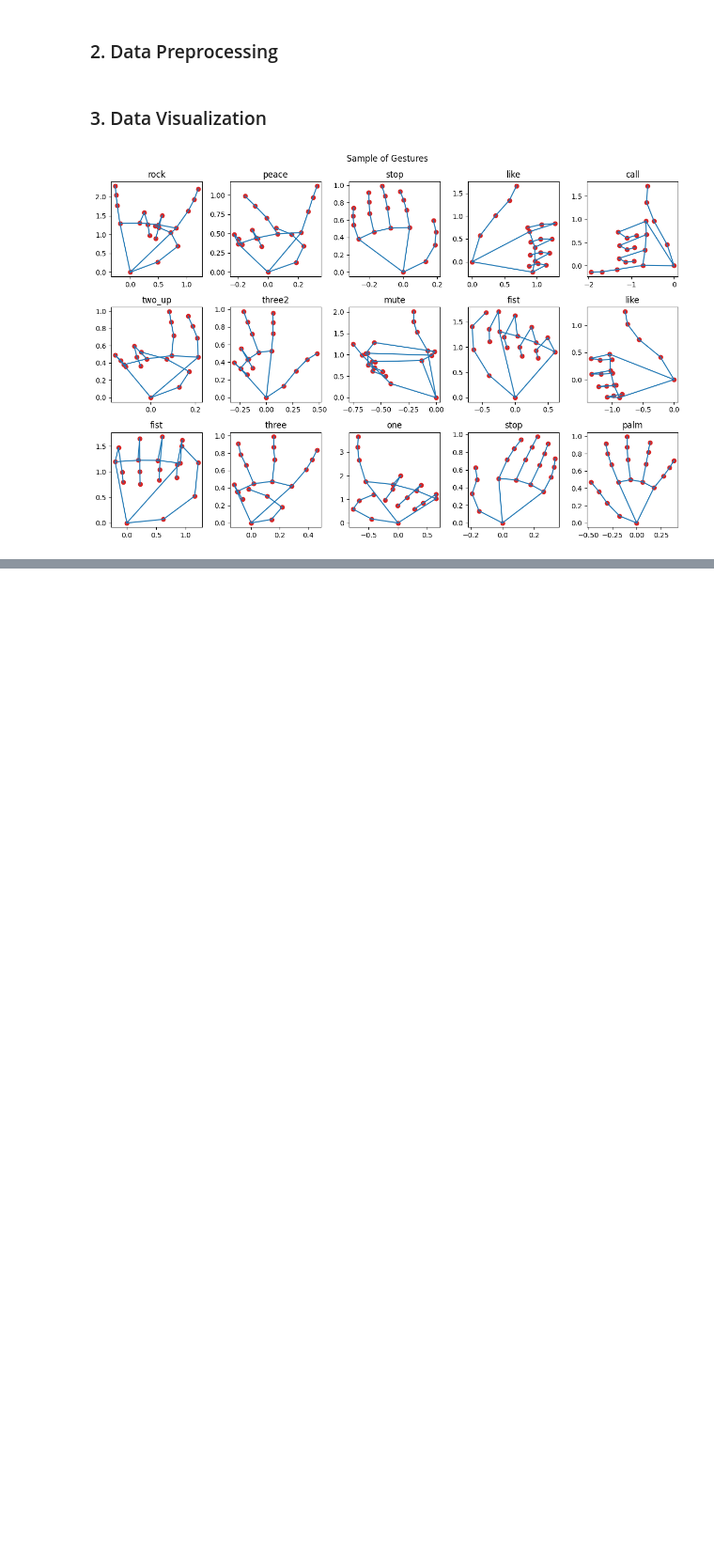
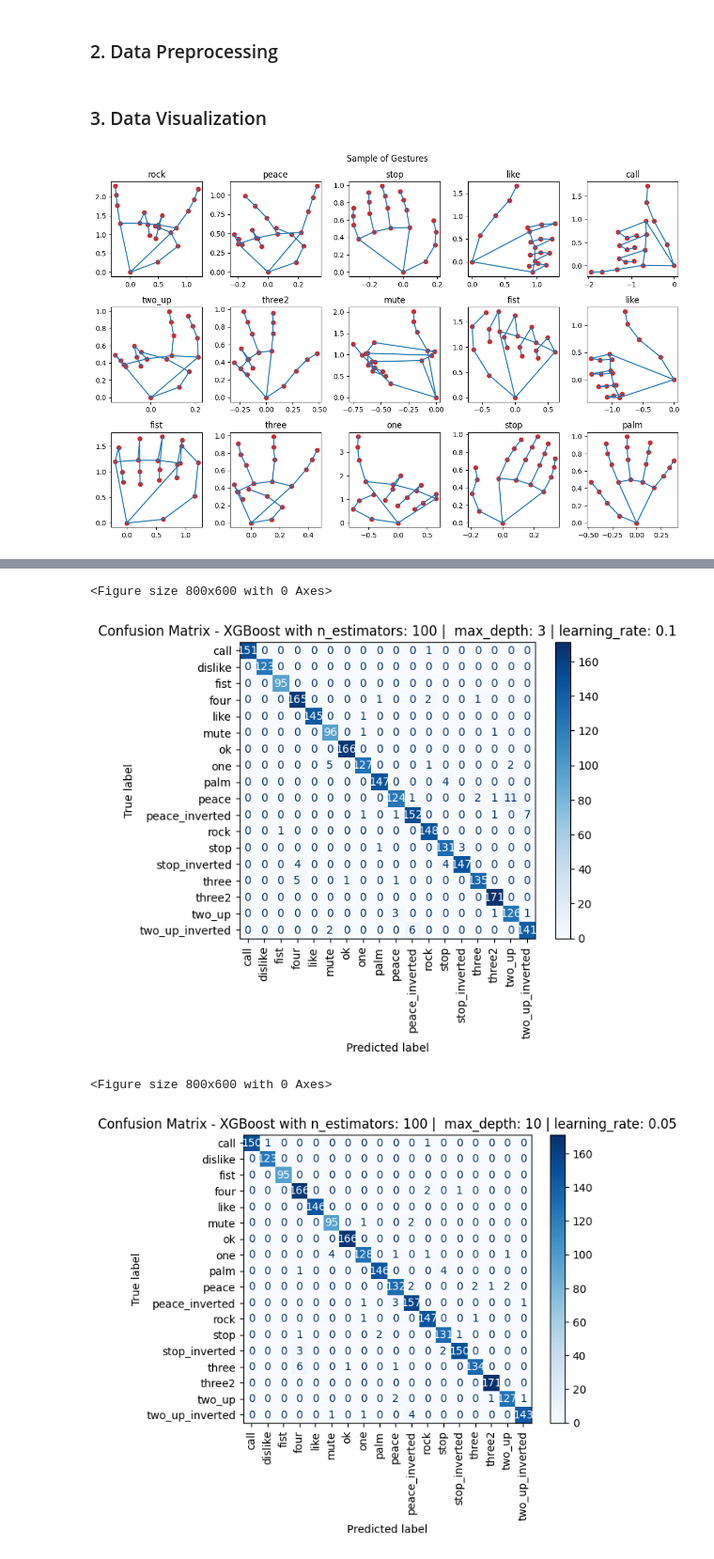
Before and after one commit to Mostafa710/Hand-Gesture-Classification-using-MediaPipe-Landmarks, a Jupyter notebook: hand_gesture_classificaiton.ipynb, the cells around one changed output, grey strips where cells are left out. Shown at 94% size. Drawn from its saved outputs; the diff is of its cells as text; code cells hidden in the pictures; blank space fills up the shorter version.

```diff
--- a/hand_gesture_classificaiton.ipynb
+++ b/hand_gesture_classificaiton.ipynb
@@ -185,0 +488,23 @@ plot_gestures(sample_data, sample_labels, rows=3, cols=5, figsize=(12, 8))
+# %%
+# Encode the labels to integers for the XGBoost model
+encoder = LabelEncoder()
+y_train_encoded = encoder.fit_transform(y_train)
+y_val_encoded = encoder.transform(y_val)
+y_test_encoded = encoder.transform(y_test)
+
+XGB_shallow = XGBClassifier(n_estimators= 100, max_depth= 3, learning_rate= 0.1, random_state=42,
+                            use_label_encoder=False, eval_metric='mlogloss')
+
+XGB_deep = XGBClassifier(n_estimators= 100, max_depth= 10, learning_rate= 0.05, random_state=42,
+                         use_label_encoder=False, eval_metric='mlogloss')
+# %%
+XGB_shallow.fit(X_train, y_train_encoded)
+XGB_deep.fit(X_train, y_train_encoded)
+
+pred_train_shallow = XGB_shallow.predict(X_train)
+pred_val_shallow = XGB_shallow.predict(X_val)
+pred_test_shallow = XGB_shallow.predict(X_test)
+
+pred_train_deep = XGB_deep.predict(X_train)
+pred_val_deep = XGB_deep.predict(X_val)
+pred_test_deep = XGB_deep.predict(X_test)
@@ -185,0 +550,24 @@ plot_gestures(sample_data, sample_labels, rows=3, cols=5, figsize=(12, 8))
+# %%
+# Plot the confussion matrix for our model
+cm = confusion_matrix(y_test_encoded, pred_test_shallow)
+disp_shallow = ConfusionMatrixDisplay(confusion_matrix=cm, display_labels=encoder.classes_)
+
+cm = confusion_matrix(y_test_encoded, pred_test_deep)
+disp_deep = ConfusionMatrixDisplay(confusion_matrix=cm, display_labels=encoder.classes_)
+# %%
+plt.figure(figsize=(8, 6))
+disp_shallow.plot(cmap=plt.cm.Blues)
+plt.title(f"Confusion Matrix - XGBoost with n_estimators: {XGB_shallow.n_estimators} |  max_depth: {XGB_shallow.max_depth} | learning_rate: {XGB_shallow.learning_rate}")
+plt.tick_params(axis='x', rotation=90)
+plt.savefig(fname='./Figures/XGBoost_shallow_confussion_matrix.png', dpi=300, bbox_inches='tight')
+
+plt.figure(figsize=(8, 6))
+disp_deep.plot(cmap=plt.cm.Blues)
+plt.title(f"Confusion Matrix - XGBoost with n_estimators: {XGB_deep.n_estimators} |  max_depth: {XGB_deep.max_depth} | learning_rate: {XGB_deep.learning_rate}")
+plt.tick_params(axis='x', rotation=90)
+plt.savefig(fname='./Figures/XGBoost_deep_confussion_matrix.png', dpi=300, bbox_inches='tight')
+# %% [output]
+<Figure size 800x600 with 0 Axes>
+[figure, added]
+<Figure size 800x600 with 0 Axes>
+[figure, added]
```
Also changed, not shown: parts of 34 cells of this notebook, 13 other files.
